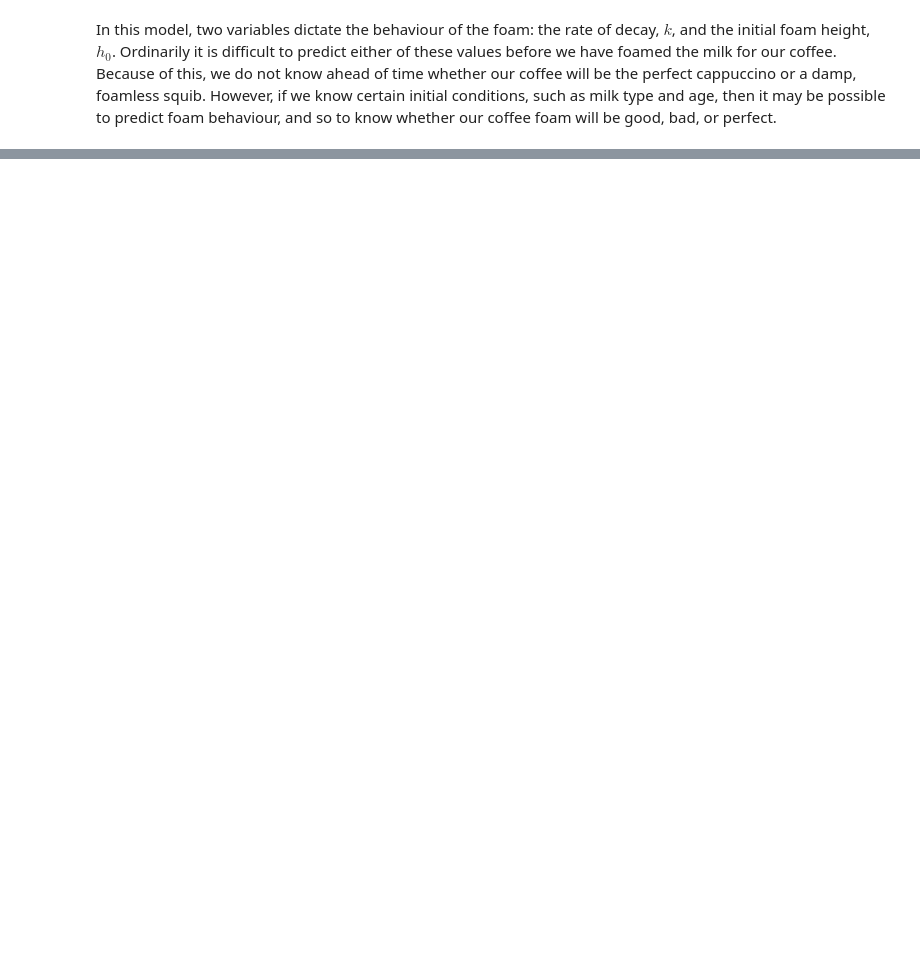
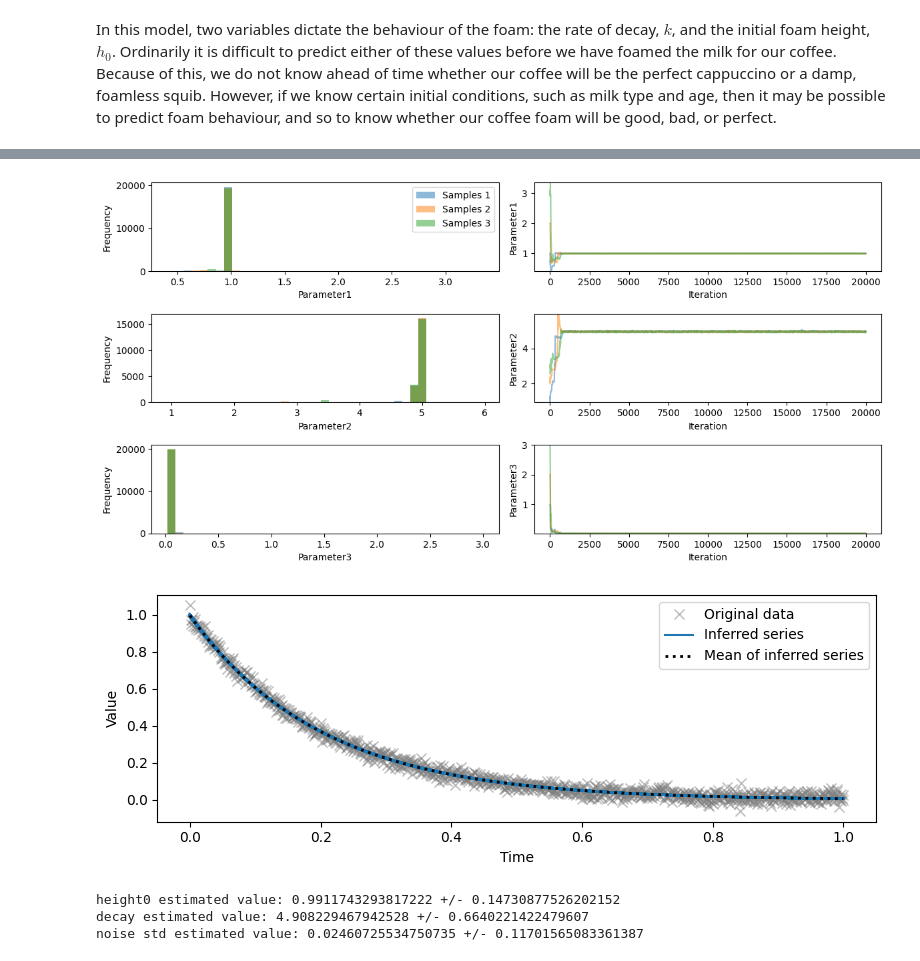
Before and after one commit to simonmarchant/perfect-cappuccino, a Jupyter notebook: Demo.ipynb, the cells around one changed output, grey strips where cells are left out. Drawn from its saved outputs; the diff is of its cells as text; code cells hidden in the pictures; blank space fills up the shorter version.

```diff
--- a/Demo.ipynb
+++ b/Demo.ipynb
@@ -117,0 +119,11 @@ model.simulate(1, [0,0.5,1,1.5,2])
+# %%
+log_likelihood = pints.GaussianLogLikelihood(problem) # We assume gaussian noise with an unknown standard deviation
+x0 = [
+    [1, 1, 1],
+    [2, 2, 2],
+    [3, 3, 3]
+]
+mcmc = pints.MCMCController(log_likelihood, 3, x0, method=pints.HaarioBardenetACMC)
+mcmc.set_max_iterations(20000)
+mcmc.set_log_to_screen(True)
+samples = mcmc.run()
@@ -117,0 +148,15 @@ model.simulate(1, [0,0.5,1,1.5,2])
+# %%
+import pints.plot
+pints.plot.trace(samples)
+plt.show()
+pints.plot.series(np.vstack(samples[:,1000:]), problem)
+plt.show()
+param_names = ['height0', 'decay', 'noise std']
+for n in range(log_likelihood.n_parameters()):
+    print(f'{param_names[n]} estimated value: {pints.MCMCSummary(samples).mean()[n]} +/- {2*pints.MCMCSummary(samples).std()[n]}')
+# %% [output]
+[figure, added]
+[figure, added]
+height0 estimated value: 0.9911743293817222 +/- 0.14730877526202152
+decay estimated value: 4.908229467942528 +/- 0.6640221422479607
+noise std estimated value: 0.02460725534750735 +/- 0.11701565083361387
```
Also changed, not shown: parts of 9 cells of this notebook.
